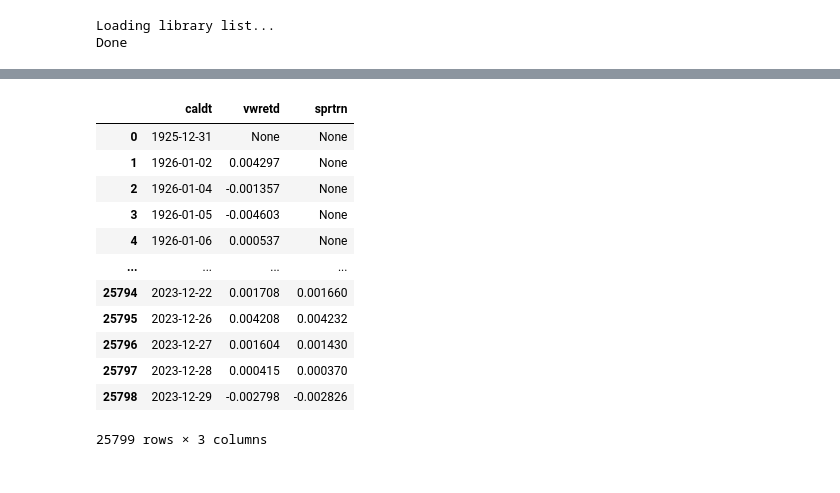
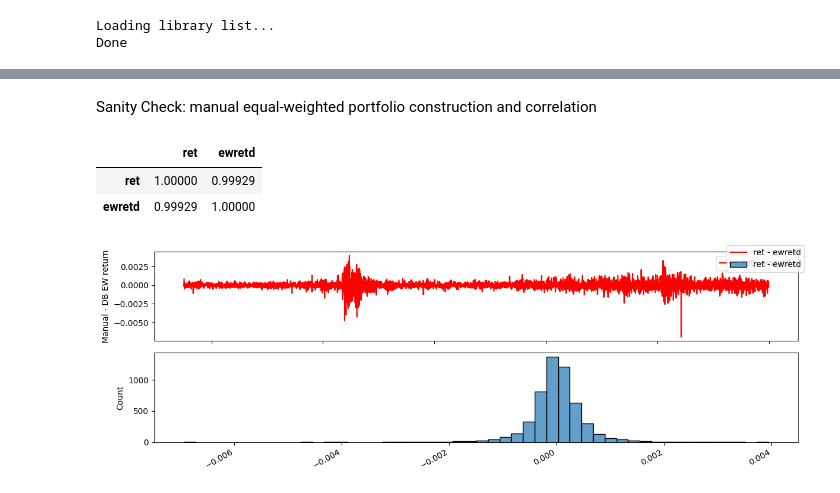
Before and after one commit to ostapenkovs/beta-based, a Jupyter notebook: notebooks/get_data.ipynb, the cells around one changed output, grey strips where cells are left out. Drawn from its saved outputs; the diff is of its cells as text; code cells hidden in the pictures.

Commit message:
sanity check

```diff
--- a/notebooks/get_data.ipynb
+++ b/notebooks/get_data.ipynb
@@ -57,20 +63,38 @@ df.head(5)
 # %%
 # caldt  := calendar date
+# ewretd := equal-weighted market portfolio return
 # vwretd := value-weighted market portfolio return
 # sprtrn := SP500 return
-conn.get_table(library='crsp', table='dsp500', columns=['caldt', 'vwretd', 'sprtrn'], date_cols=['caldt'])
+sp500 = conn.get_table(library='crsp', table='dsp500', columns=['caldt', 'vwretd', 'ewretd', 'sprtrn'], date_cols=['caldt'])
-# %% [output]
-|  | caldt | vwretd | sprtrn |
-| 0 | 1925-12-31 | None | None |
-| 1 | 1926-01-02 | 0.004297 | None |
-| 2 | 1926-01-04 | -0.001357 | None |
-| 3 | 1926-01-05 | -0.004603 | None |
-| 4 | 1926-01-06 | 0.000537 | None |
-| ... | ... | ... | ... |
-| 25794 | 2023-12-22 | 0.001708 | 0.001660 |
-| 25795 | 2023-12-26 | 0.004208 | 0.004232 |
-| 25796 | 2023-12-27 | 0.001604 | 0.001430 |
-| 25797 | 2023-12-28 | 0.000415 | 0.000370 |
-| 25798 | 2023-12-29 | -0.002798 | -0.002826 |
-25799 rows × 3 columns
+# %% [markdown]
+Sanity Check: manual equal-weighted portfolio construction and correlation
+# %%
+df.dropna(how='any', axis=0, inplace=True); sp500.dropna(how='any', axis=0, inplace=True)
+# %%
+# equal weighted portfolio (manual)
+s1 = df.groupby('date').ret.apply(lambda x: x.mean()).to_frame()
+
+# equal weighted portfolio (given)
+s2 = sp500.loc[:, ['caldt', 'ewretd']]
+s2['ewretd'] = s2.ewretd.astype(float)
+s2.set_index('caldt', inplace=True)
+s2.index.name = 'date'
+
+temp = pd.merge(s1, s2, how='inner', left_index=True, right_index=True).sort_index()
+s1 = s2 = None
+# %%
+temp.corr()
+# %% [output]
+|  | ret | ewretd |
+| ret | 1.00000 | 0.99929 |
+| ewretd | 0.99929 | 1.00000 |
+# %%
+fig, ax = plt.subplots(2, 1, figsize=(12, 4))
+sns.lineplot(x=temp.index, y=temp.ret - temp.ewretd, ax=ax[0], label='ret - ewretd', color='red')
+sns.histplot(temp.ret - temp.ewretd, ax=ax[1], bins=50, alpha=0.7, label='ret - ewretd')
+ax[0].set_ylabel('Manual - DB EW return')
+fig.legend(); fig.autofmt_xdate()
+plt.tight_layout(); plt.show()
+# %% [output]
+[figure, added]
 # %%
```
Also changed, not shown: parts of 4 cells of this notebook, 1 other file.
